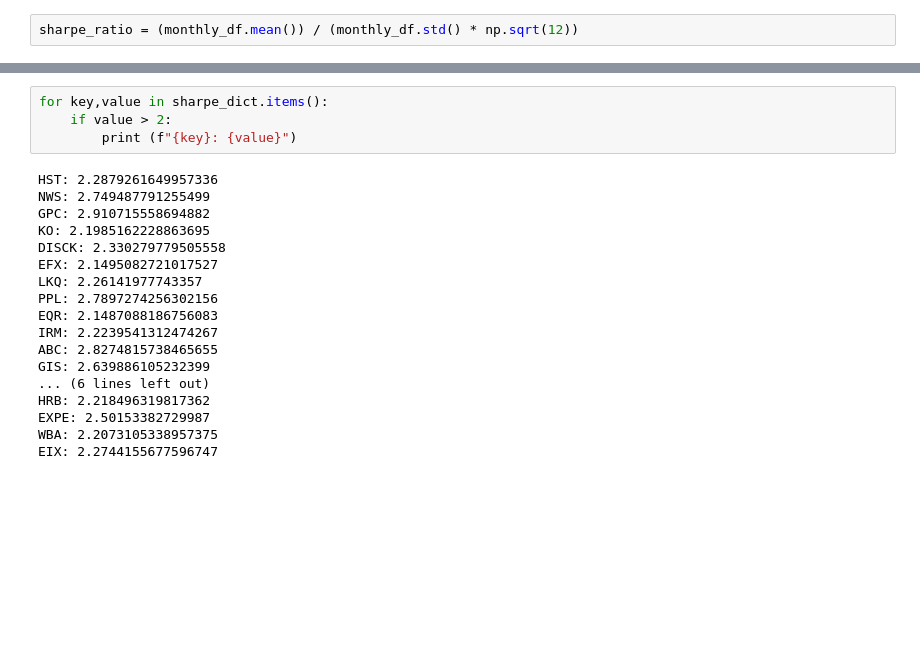
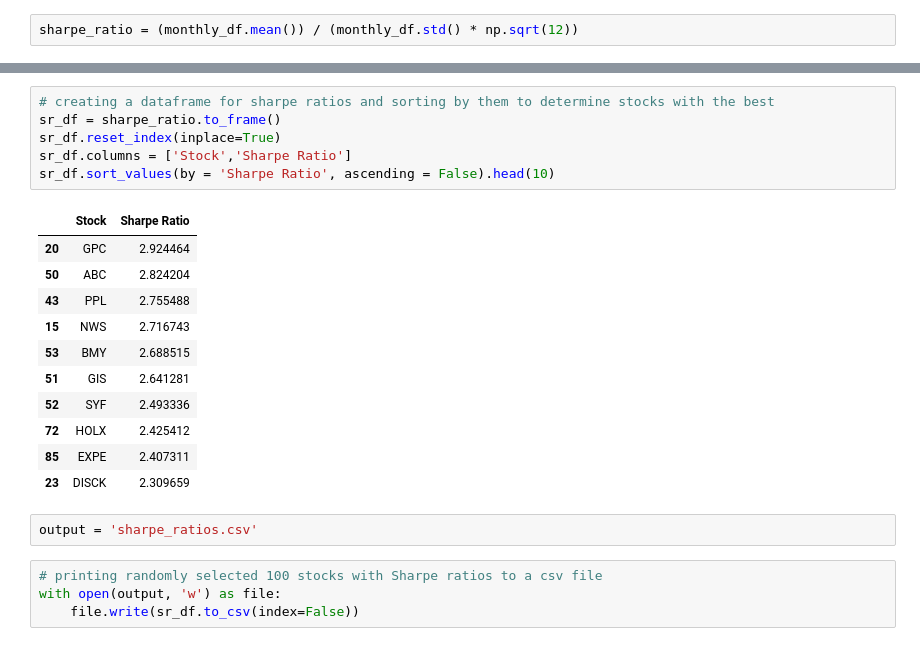
Before and after one commit to nicolegoldin/CollaborativeProject1, a Jupyter notebook: sharpe_ratio.ipynb, the cells around one changed output, grey strips where cells are left out. Drawn from its saved outputs; the diff is of its cells as text; blank space fills up the shorter version.

Commit message:
added files for portfolio selection, and added/cleaned some additional code in stock_picking to export data to facilitate this

```diff
--- a/sharpe_ratio.ipynb
+++ b/sharpe_ratio.ipynb
@@ -62,22 +66,24 @@ sharpe_ratio.plot(kind='bar', figsize=(25,10))
-# %%
-for key,value in sharpe_dict.items():
-    if value > 2:
-        print (f"{key}: {value}")
-# %% [output]
-HST: 2.2879261649957336
-NWS: 2.749487791255499
-GPC: 2.910715558694882
-KO: 2.1985162228863695
-DISCK: 2.330279779505558
-EFX: 2.1495082721017527
-LKQ: 2.26141977743357
-PPL: 2.7897274256302156
-EQR: 2.1487088186756083
-IRM: 2.2239541312474267
-ABC: 2.8274815738465655
-GIS: 2.639886105232399
-... (6 lines left out)
-HRB: 2.218496319817362
-EXPE: 2.50153382729987
-WBA: 2.2073105338957375
-EIX: 2.2744155677596747
+# %%
+# creating a dataframe for sharpe ratios and sorting by them to determine stocks with the best
+sr_df = sharpe_ratio.to_frame()
+sr_df.reset_index(inplace=True)
+sr_df.columns = ['Stock','Sharpe Ratio']
+sr_df.sort_values(by = 'Sharpe Ratio', ascending = False).head(10)
+# %% [output]
+|  | Stock | Sharpe Ratio |
+| 20 | GPC | 2.924464 |
+| 50 | ABC | 2.824204 |
+| 43 | PPL | 2.755488 |
+| 15 | NWS | 2.716743 |
+| 53 | BMY | 2.688515 |
+| 51 | GIS | 2.641281 |
+| 52 | SYF | 2.493336 |
+| 72 | HOLX | 2.425412 |
+| 85 | EXPE | 2.407311 |
+| 23 | DISCK | 2.309659 |
+# %%
+output = 'sharpe_ratios.csv'
+# %%
+# printing randomly selected 100 stocks with Sharpe ratios to a csv file
+with open(output, 'w') as file:
+    file.write(sr_df.to_csv(index=False))
```
Also changed, not shown: parts of 5 cells of this notebook, 6 other files.
